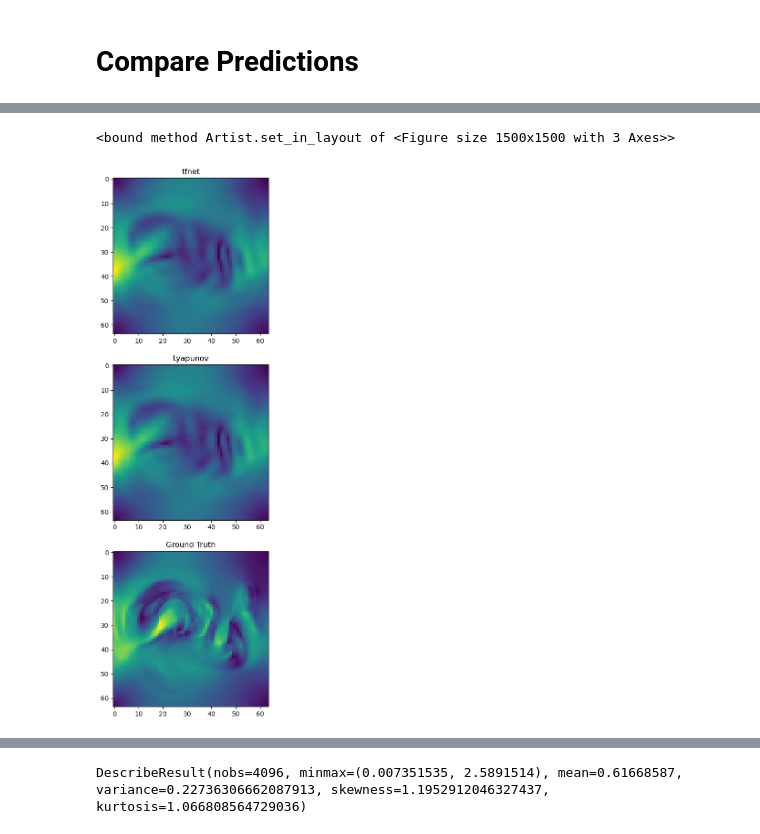
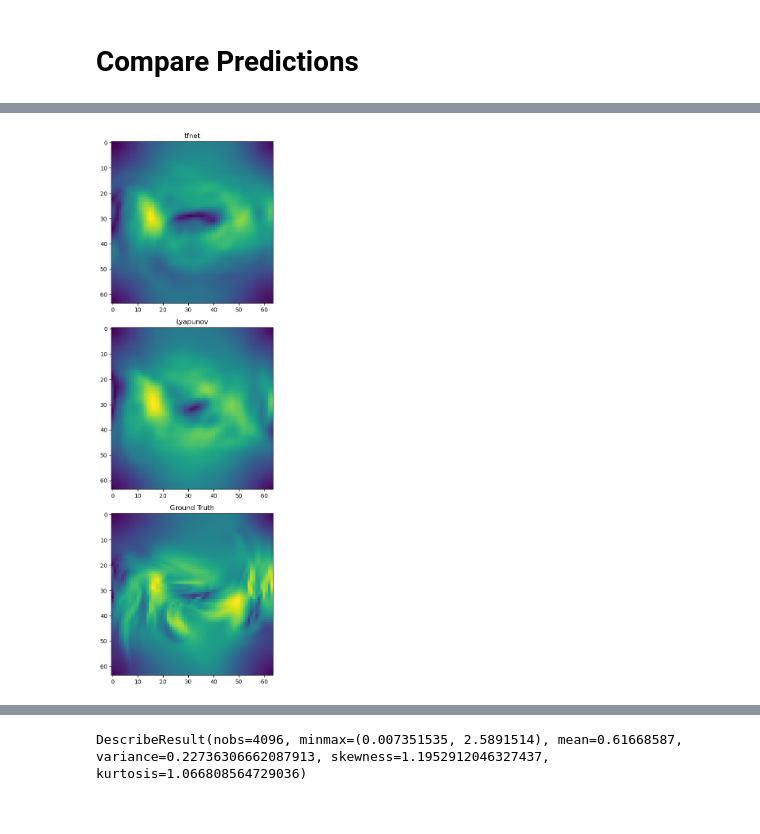
Before and after one commit to Rose-STL-Lab/Turbulent-Flow-Net, a Jupyter notebook: TF_net/vis.ipynb, the cells around one changed output, grey strips where cells are left out. Cells and saved outputs as stored; diff of their text form; code cells hidden in the pictures.

Commit message:
visualization bug fix

```diff
--- a/TF_net/vis.ipynb
+++ b/TF_net/vis.ipynb
@@ -206,14 +206,14 @@ Testing in test setting
 # %%
 import matplotlib.pyplot as plt
-time=30
+time=58
 batch_element=20
 titles = ["tfnet", "Lyapunov"]
 images=np.linalg.norm(preds[:, batch_element, time], axis=1)
 fig, axs = plt.subplots(nrows=len(images)+1, figsize=(15,15))
+# fig.suptitle(f"Predictions at {time} steps in future")
 for i, (img, titl) in enumerate(zip(images,titles)):
-    axs[i].imshow(images[0]); axs[i].set_title(titl)
+    axs[i].imshow(img); axs[i].set_title(titl)
 axs[-1].imshow(np.linalg.norm(trues[0, batch_element, time], axis=0)); axs[-1].set_title("Ground Truth")
-fig.set_in_layout
+fig.tight_layout(rect=[0, 0.03, 1, 0.95])
 # %% [output]
-<bound method Artist.set_in_layout of <Figure size 1500x1500 with 3 Axes>>
-[figure, old version]
+[figure, new version]
```
Also changed, not shown: parts of 2 cells of this notebook.
